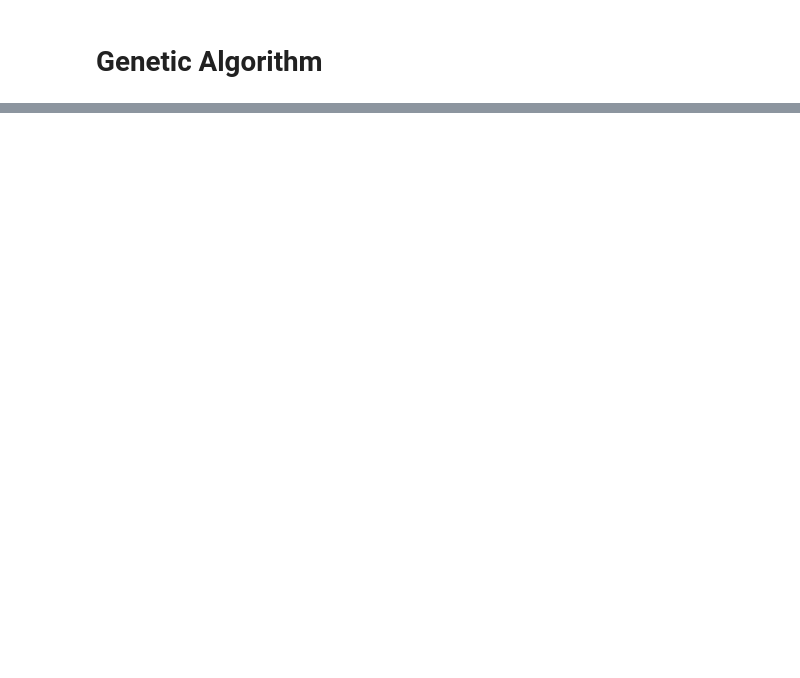
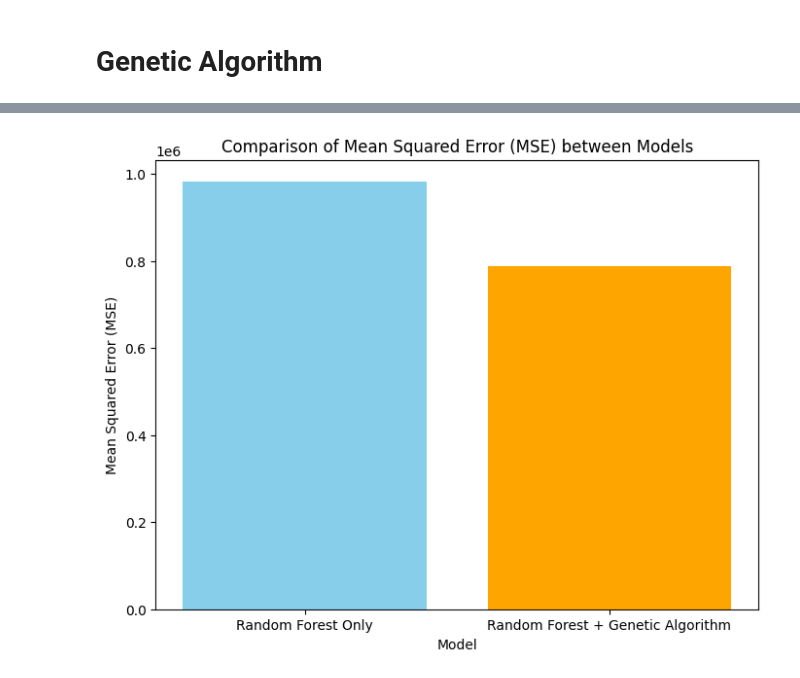
Before and after one commit to mauluddin12z/Price-prediction-for-used-car-using-RF-GA, a Jupyter notebook: notebooks/used_car_price_prediction.ipynb, the cells around one changed output, grey strips where cells are left out. Drawn from its saved outputs; the diff is of its cells as text; code cells hidden in the pictures; blank space fills up the shorter version.

```diff
--- a/notebooks/used_car_price_prediction.ipynb
+++ b/notebooks/used_car_price_prediction.ipynb
@@ -389,0 +414,14 @@ mse:  793523.8786377645
+# %%
+# Set up the data
+models = ["Random Forest Only", "Random Forest + Genetic Algorithm"]
+mse_values = [mse, mse_best]
+
+# Create the bar plot for Mean Squared Error (MSE)
+plt.figure(figsize=(8, 6))
+plt.bar(models, mse_values, color=["skyblue", "orange"])
+plt.xlabel("Model")
+plt.ylabel("Mean Squared Error (MSE)")
+plt.title("Comparison of Mean Squared Error (MSE) between Models")
+plt.show()
+# %% [output]
+[figure, added]
```
Also changed, not shown: parts of 6 cells of this notebook.
